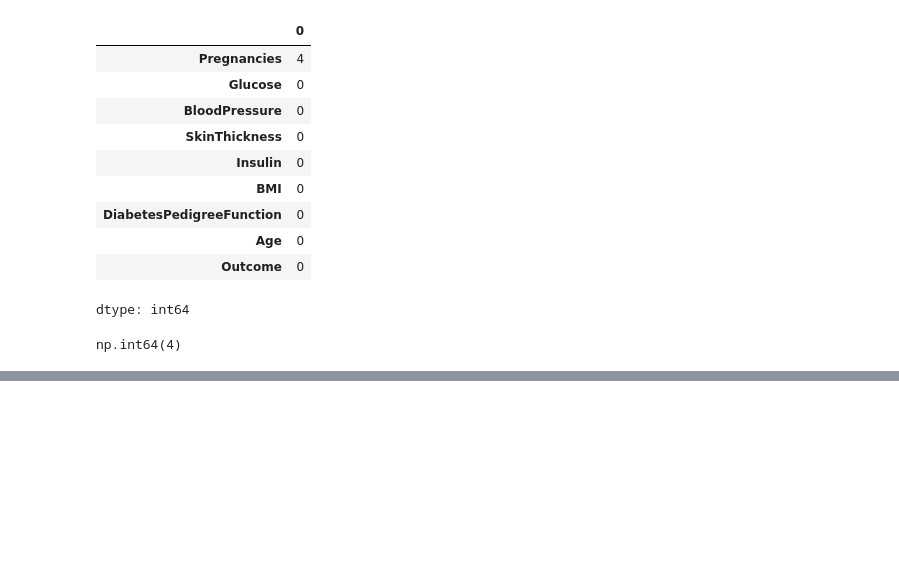
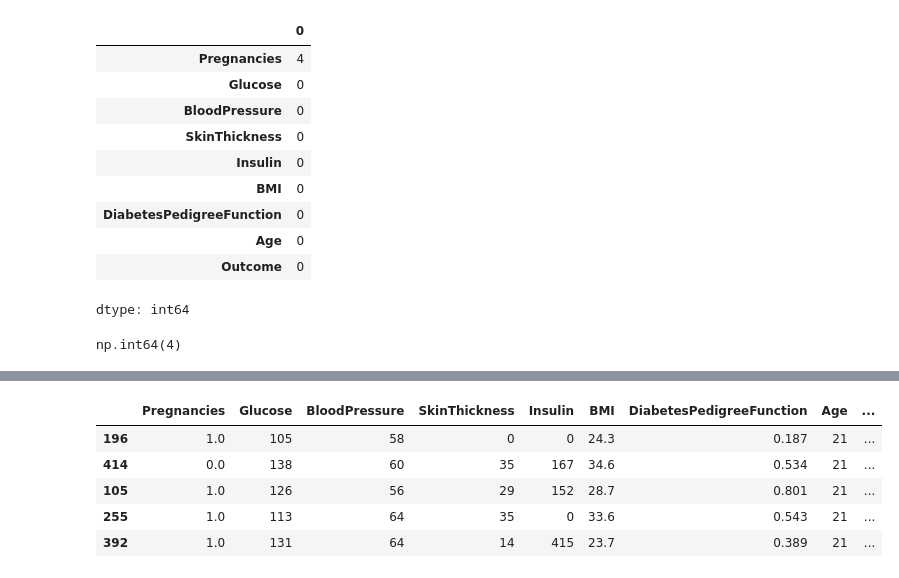
Before and after one commit to mm10111/scaling-octo-engine, a Jupyter notebook: pandas_tutorial.ipynb, the cells around one changed output, grey strips where cells are left out. Drawn from its saved outputs; the diff is of its cells as text; code cells hidden in the pictures; blank space fills up the shorter version.

```diff
--- a/pandas_tutorial.ipynb
+++ b/pandas_tutorial.ipynb
@@ -271,0 +293,10 @@ np.int64(4)
+# %%
+df2.sort_values(by='Age', ascending=True, inplace=True)
+df2.head()
+# %% [output]
+|  | Pregnancies | Glucose | BloodPressure | SkinThickness | Insulin | BMI | DiabetesPedigreeFunction | Age | ... |
+| 196 | 1.0 | 105 | 58 | 0 | 0 | 24.3 | 0.187 | 21 | ... |
+| 414 | 0.0 | 138 | 60 | 35 | 167 | 34.6 | 0.534 | 21 | ... |
+| 105 | 1.0 | 126 | 56 | 29 | 152 | 28.7 | 0.801 | 21 | ... |
+| 255 | 1.0 | 113 | 64 | 35 | 0 | 33.6 | 0.543 | 21 | ... |
+| 392 | 1.0 | 131 | 64 | 14 | 415 | 23.7 | 0.389 | 21 | ... |
```
Also changed, not shown: parts of 8 cells of this notebook.
